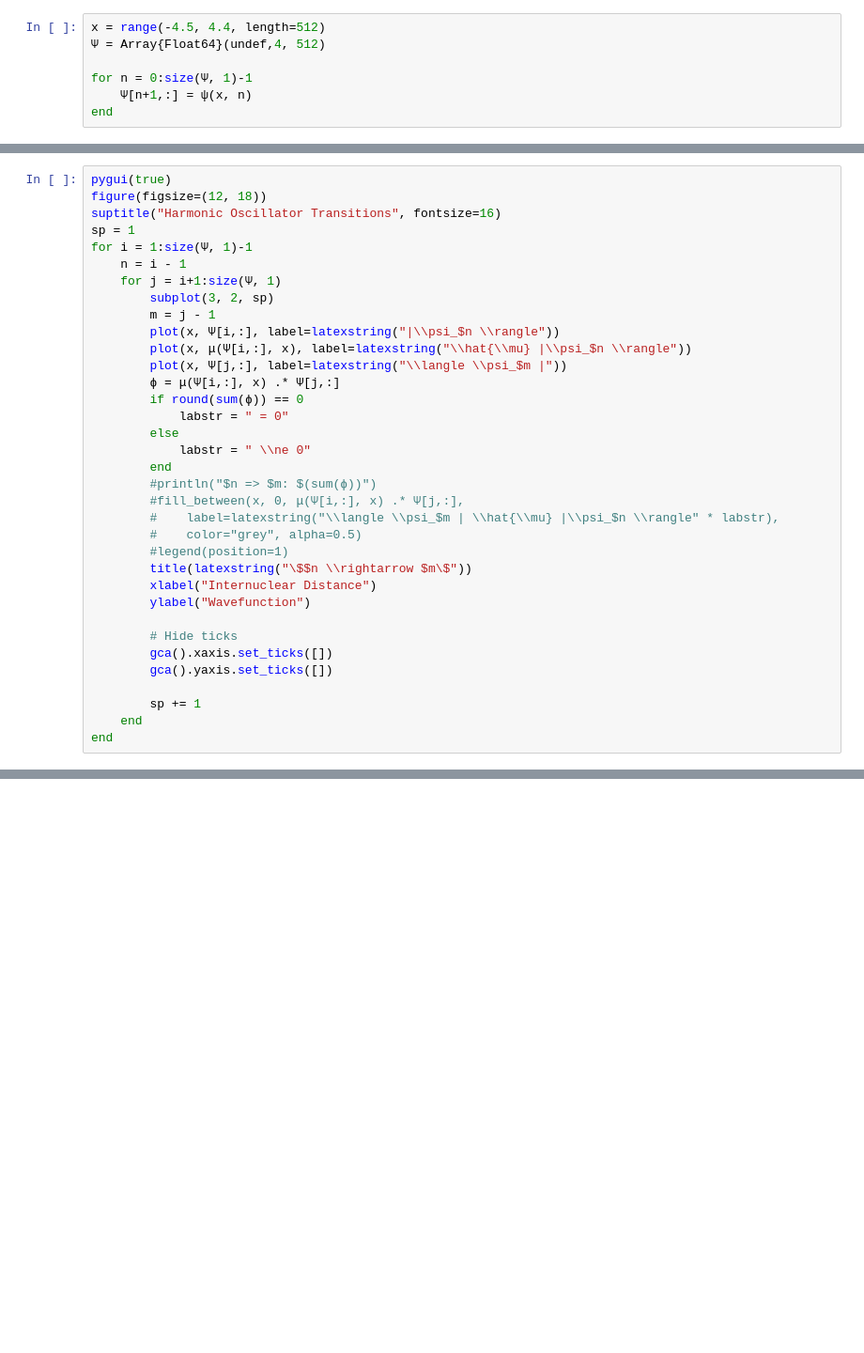
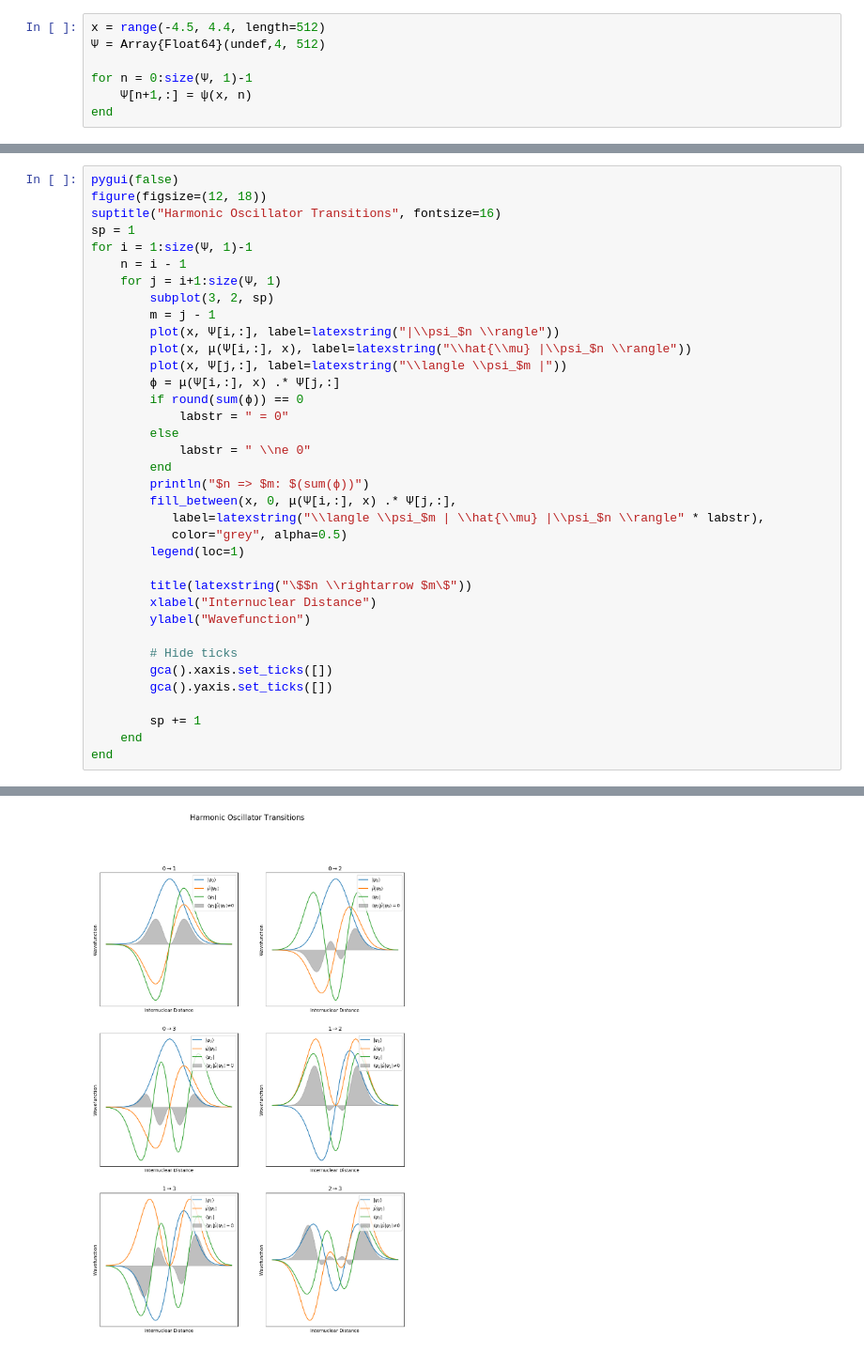
Before and after one commit to PhysChemUniDue/PC-V-Aufbau-der-Materie, a Jupyter notebook: HC_Wavefunctions.ipynb, the cells around one changed output, grey strips where cells are left out. Shown at 94% size. Saved outputs shown, nothing was run; the diff lists cells and outputs as text; blank space fills up the shorter version.

```diff
--- a/HC_Wavefunctions.ipynb
+++ b/HC_Wavefunctions.ipynb
@@ -41,5 +102,5 @@ end
 # %%
-pygui(true)
+pygui(false)
 figure(figsize=(12, 18))
 suptitle("Harmonic Oscillator Transitions", fontsize=16)
 sp = 1
@@ -57,11 +118,12 @@ for i = 1:size(Ψ, 1)-1
         else
             labstr = " \\ne 0"
         end
-        #println("$n => $m: $(sum(ϕ))")
-        #fill_between(x, 0, μ(Ψ[i,:], x) .* Ψ[j,:],
-        #    label=latexstring("\\langle \\psi_$m | \\hat{\\mu} |\\psi_$n \\rangle" * labstr),
-        #    color="grey", alpha=0.5)
-        #legend(position=1)
+        println("$n => $m: $(sum(ϕ))")
+        fill_between(x, 0, μ(Ψ[i,:], x) .* Ψ[j,:],
+           label=latexstring("\\langle \\psi_$m | \\hat{\\mu} |\\psi_$n \\rangle" * labstr),
+           color="grey", alpha=0.5)
+        legend(loc=1)
+
         title(latexstring("\$$n \\rightarrow $m\$"))
         xlabel("Internuclear Distance")
         ylabel("Wavefunction")
@@ -73,3 +135,4 @@ for i = 1:size(Ψ, 1)-1
         sp += 1
     end
 end
+# %% [output]
@@ -75,0 +144 @@ end
+[figure, added]
```
Also changed, not shown: parts of 11 cells of this notebook, 2 other files.
